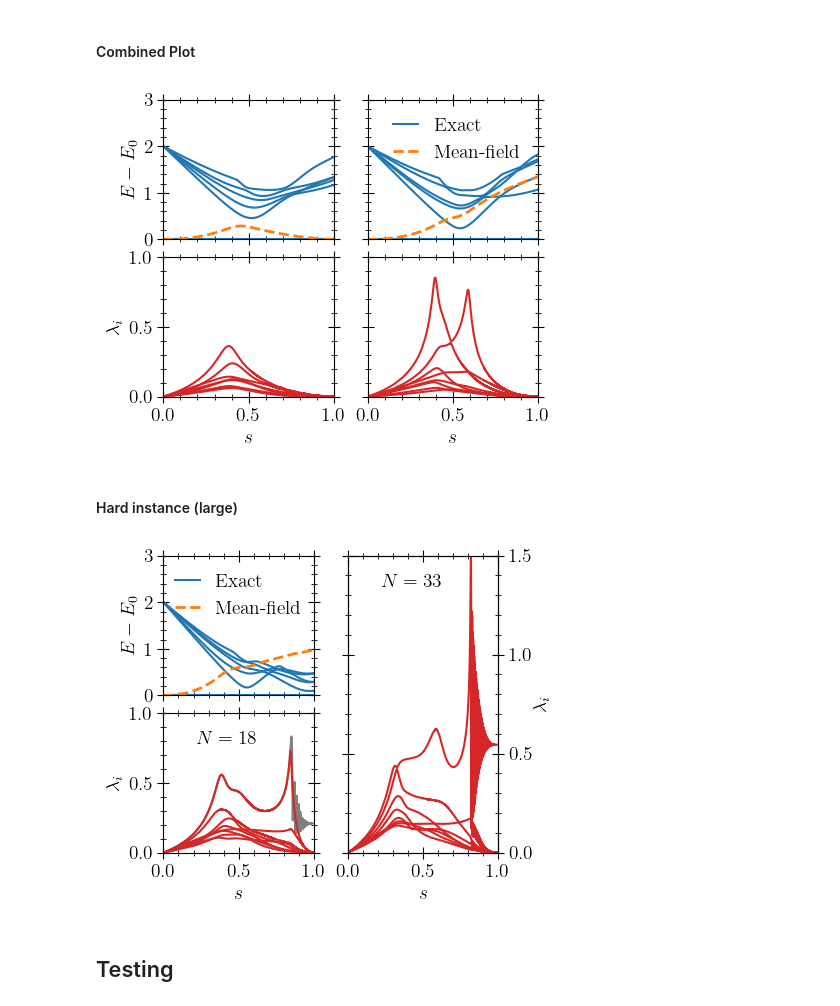
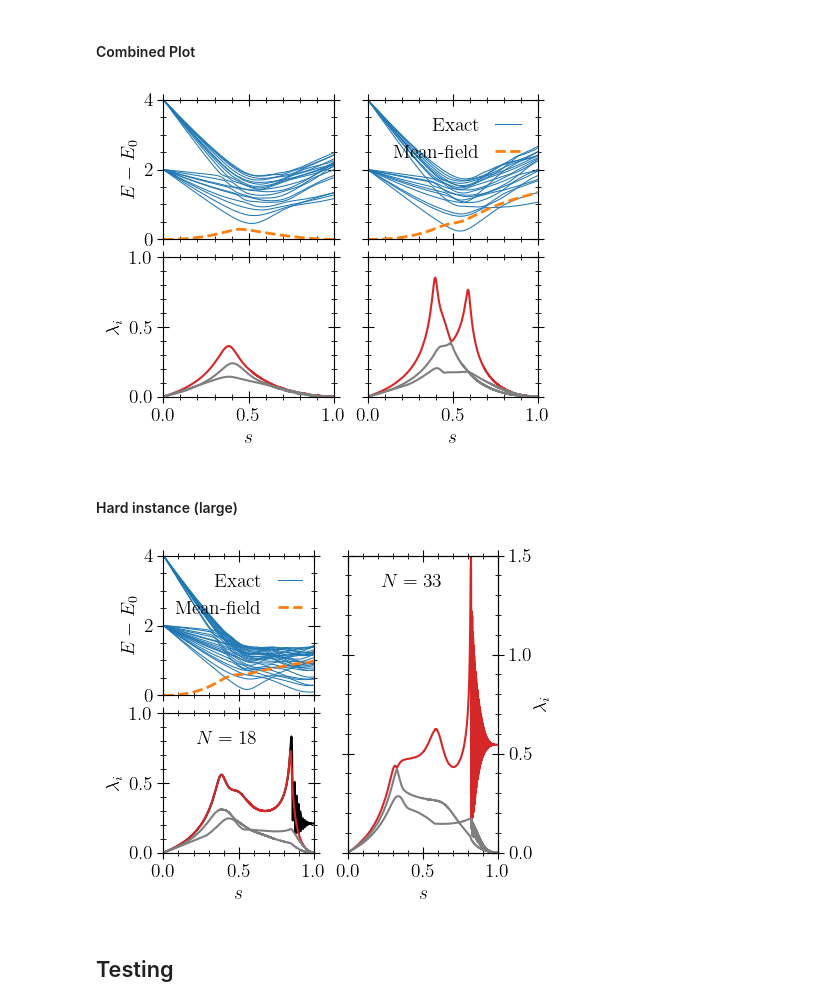
Before and after one commit to FZJ-PGI-12/Mean-Field-Approximate-Optimization-Algorithm, a Jupyter notebook: notebooks/plots_SK_model.ipynb, the cells around one changed output. Drawn from its saved outputs; the diff is of its cells as text; code cells hidden in the pictures.

Commit message:
new figures

```diff
--- a/notebooks/plots_SK_model.ipynb
+++ b/notebooks/plots_SK_model.ipynb
@@ -439,11 +439,11 @@ No handles with labels found to put in legend.
 # %%
 fig = figure(figsize=(4.5,  3.6))
 ax = subplot(221)
-for k in 1:6
+for k in 1:20
     if k == 1
-        ax.plot(times, exact_levels[:, k], "-C0", label="Exact")
+        ax.plot(times, exact_levels[:, k], "-C0", label="Exact", lw=0.75)
     else
-        ax.plot(times, exact_levels[:, k], "-C0")
+        ax.plot(times, exact_levels[:, k], "-C0", lw=0.75)
     end
 end
 
@@ -451,51 +451,57 @@ ax.plot(times, mf_level, "--C1", lw=2, label="Mean-field")
 ax.set_ylabel("\$ E - E_0 \$")
 ax.set_xticklabels([])
 ax.set_xlim(0, 1)
-ax.set_ylim(0, 3)
-# ax.legend(loc="upper right")
+ax.set_ylim(0, 4)
+# ax.legend(loc="upper right", handlelength=1.3)
 
 ax = subplot(223)
-map(D -> ax.plot(times_medium, D, "-C3"), [lyapunov[:, k] for k in 1:8])
+# map(D -> ax.plot(times_medium, D, "-C3"), [lyapunov[:, k] for k in 1:3])
+ax.plot(times_medium, lyapunov[:, 1], "-C3")
+ax.plot(times_medium, lyapunov[:, 2], "-C7")
+ax.plot(times_medium, lyapunov[:, 3], "-C7")
 ax.set_xlim(0, 1)
 ax.set_ylim(0, 1)
 ax.set_yticks([0, 0.5, 1])
 ax.set_xlabel("\$s\$")
 ax.set_ylabel("\$ \\lambda_i \$")
 
 # =================================================
 
 ax = subplot(222)
-for k in 1:6
+for k in 1:20
     if k == 1
-        ax.plot(times, exact_levels_hard[:, k], "-C0", label="Exact")
+        ax.plot(times, exact_levels_hard[:, k], "-C0", label="Exact", lw=0.75)
     else
-        ax.plot(times, exact_levels_hard[:, k], "-C0")
+        ax.plot(times, exact_levels_hard[:, k], "-C0", lw=0.75)
     end
 end
 
 ax.plot(times, mf_level_hard, "--C1", lw=2, label="Mean-field")
 
 ax.set_xticklabels([])
 ax.set_yticklabels([])
 ax.set_xlim(0, 1)
-ax.set_ylim(0, 3)
+ax.set_ylim(0, 4)
 # ax.legend(ncol=2, columnspacing=-1.4, handlelength=1.3)
-ax.legend(loc="upper right", handlelength=1.3)
+ax.legend(loc="upper right", handlelength=1.3, markerfirst=false)
 
 ax = subplot(224)
-for (k, style) in enumerate(collect(take(styles, 8)))
-    ax.plot(times_long, lyapunov_hard[:, k], c="C3")#, ls=style)
-end
+# for (k, style) in enumerate(collect(take(styles, 3)))
+#     ax.plot(times_long, lyapunov_hard[:, k], c="C3")#, ls=style)
+# end
+ax.plot(times_long, lyapunov_hard[:, 1], "-C3")
+ax.plot(times_long, lyapunov_hard[:, 2], "-C7")
+ax.plot(times_long, lyapunov_hard[:, 3], "-C7")
 ax.set_xlim(0, 1)
 ax.set_ylim(0, 1)
 ax.set_yticks([0, 0.5, 1])
 ax.set_yticklabels([])
 ax.set_xlabel("\$s\$")
 
 tight_layout(pad=0.15, w_pad=0.5, h_pad=0.0)
-# savefig("/home/lappet/Dropbox/MidnightRambler/Mean_Field_AOA/Figures/Data/SK_model/" * "Fig7.pdf", dpi=300)
+savefig("/home/lappet/Dropbox/MidnightRambler/Mean_Field_AOA/Figures/Data/SK_model/" * "Fig7.pdf", dpi=300)
 # %% [output]
-[figure, old version]
+[figure, new version]
 # %% [markdown]
 #### Hard instance (large)
 # %%
@@ -540,11 +546,11 @@ ax = subplot(get(grid, (0, 0)))
 times = np.linspace(0, 1, size(mf_level_hard_18)[1]);
 times_long = np.linspace(0, 1, size(lyapunov_hard_18)[1]);
 
-for k in 1:6
+for k in 1:30
     if k == 1
-        ax.plot(times, exact_levels_hard_18[:, k], "-C0", label="Exact")
+        ax.plot(times, exact_levels_hard_18[:, k], "-C0", label="Exact", lw=0.75)
     else
-        ax.plot(times, exact_levels_hard_18[:, k], "-C0")
+        ax.plot(times, exact_levels_hard_18[:, k], "-C0", lw=0.75)
     end
 end
 
@@ -552,15 +558,18 @@ ax.plot(times, mf_level_hard_18, "--C1", lw=2, label="Mean-field")
 ax.set_ylabel("\$ E - E_0 \$")
 ax.set_xticklabels([])
 ax.set_xlim(0, 1)
-ax.set_ylim(0, 3)
-ax.legend(loc="upper center", handlelength=1.25)
+ax.set_ylim(0, 4)
+ax.legend(loc="upper center", handlelength=1.25, markerfirst=false)
 
 # subplot(get(grid, (0, 1)))
 
 ax = subplot(get(grid, (1, 0)))
 
-map(D -> ax.plot(np.linspace(0, 1, size(lyapunov_hard_18_5000)[1]), D, "-C7"), [lyapunov_hard_18_5000[:, k] for k in 1:1])
-map(D -> ax.plot(times_long, D, "-C3"), [lyapunov_hard_18[:, k] for k in 1:8])
+# map(D -> ax.plot(np.linspace(0, 1, size(lyapunov_hard_18_5000)[1]), D, "-C7"), [lyapunov_hard_18_5000[:, k] for k in 1:1])
+ax.plot(np.linspace(0, 1, size(lyapunov_hard_18_5000)[1]), lyapunov_hard_18_5000[:, 1], "-k")
+ax.plot(times_long, lyapunov_hard_18[:, 1], "-C3")
+ax.plot(times_long, lyapunov_hard_18[:, 2], "-C7")
+ax.plot(times_long, lyapunov_hard_18[:, 3], "-C7")
 ax.plot([], [], label="\$N = 18\$", lw=0)
 ax.set_xlim(0, 1)
 ax.set_ylim(0, 1)
@@ -571,9 +580,12 @@ ax.legend(loc="upper left", handlelength=0)
 
 
 ax = subplot(get(grid, (pycall(pybuiltin("slice"), PyObject, 0, 2), 1)))
-for (k, style) in enumerate(collect(take(styles, 8)))
-    ax.plot(times_long, lyapunov_hard_33[:, k], c="C3")#, ls=style)
-end
+# for (k, style) in enumerate(collect(take(styles, 8)))
+#     ax.plot(times_long, lyapunov_hard_33[:, k], c="C3")#, ls=style)
+# end
+ax.plot(times_long, lyapunov_hard_33[:, 1], "-C3")
+ax.plot(times_long, lyapunov_hard_33[:, 2], "-C7")
+ax.plot(times_long, lyapunov_hard_33[:, 3], "-C7")
 ax.plot([], [], label="\$N = 33\$", lw=0)
 ax.set_xlim(0, 1)
 ax.set_ylim(0, 1.5)
@@ -591,7 +603,7 @@ ax.legend(loc="upper left", handlelength=0)
 tight_layout(pad=0.15, w_pad=0.5, h_pad=0.0)
 savefig("/home/lappet/Dropbox/MidnightRambler/Mean_Field_AOA/Figures/Data/SK_model/" * "Fig8.pdf", dpi=300)
 # %% [output]
-[figure, old version]
+[figure, new version]
 # %% [markdown]
 ## Testing
 # %%
```
